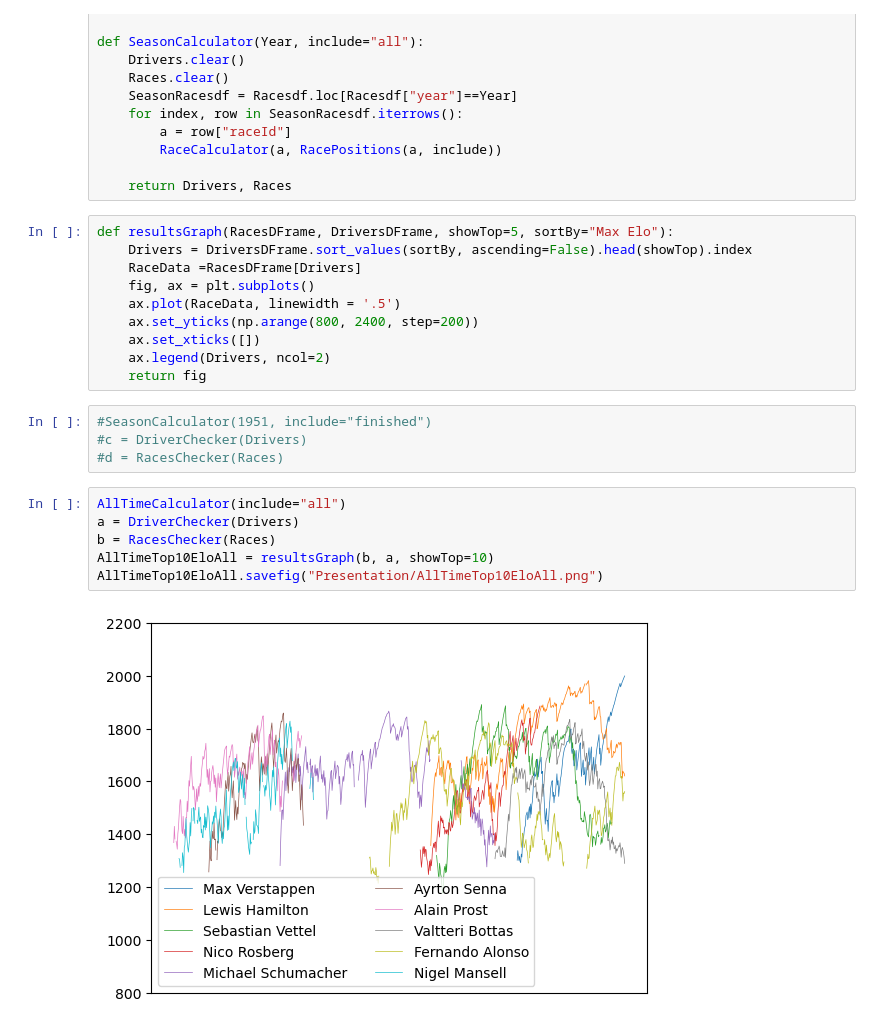
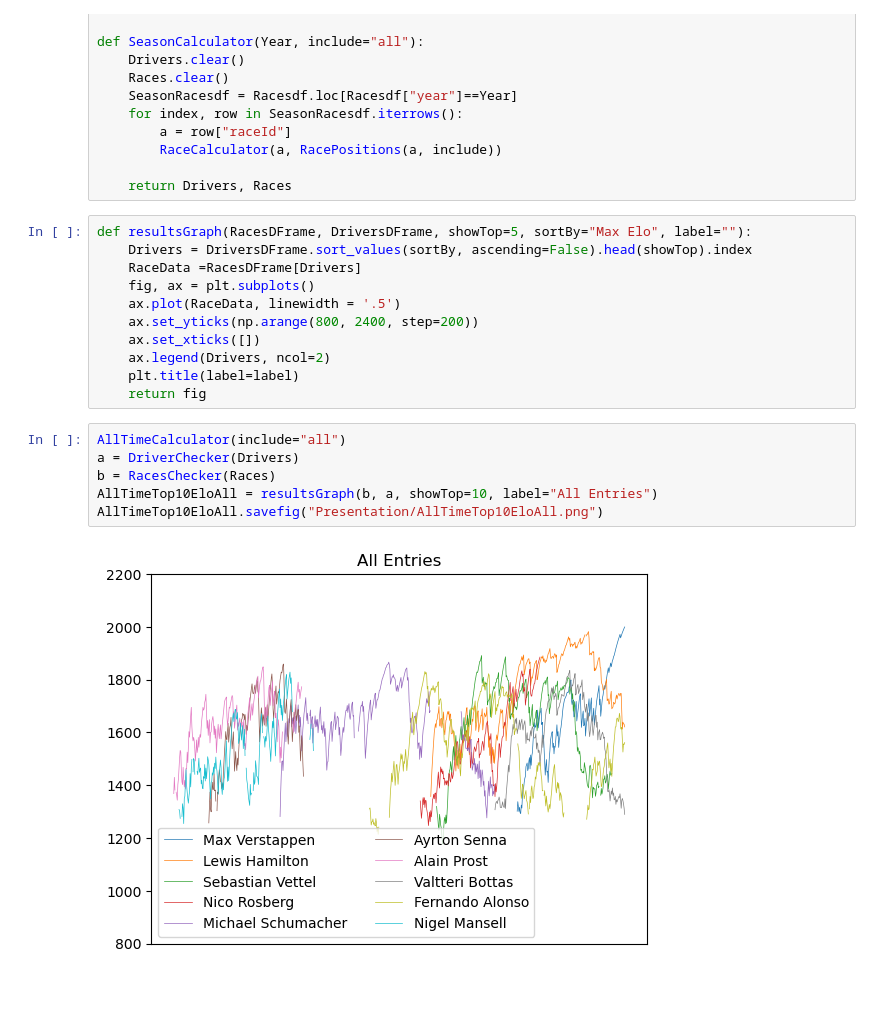
Before and after one commit to Tom-Hosie/CodeLancs_Python, a Jupyter notebook: Project/F1 Elo Calculator.ipynb, the cells around one changed output. Saved outputs shown, nothing was run; the diff lists cells and outputs as text; blank space fills up the shorter version.

```diff
--- a/Project/F1 Elo Calculator.ipynb
+++ b/Project/F1 Elo Calculator.ipynb
@@ -143,7 +143,7 @@ def SeasonCalculator(Year, include="all"):
 
     return Drivers, Races
 # %%
-def resultsGraph(RacesDFrame, DriversDFrame, showTop=5, sortBy="Max Elo"):
+def resultsGraph(RacesDFrame, DriversDFrame, showTop=5, sortBy="Max Elo", label=""):
     Drivers = DriversDFrame.sort_values(sortBy, ascending=False).head(showTop).index
     RaceData =RacesDFrame[Drivers]
     fig, ax = plt.subplots()
@@ -151,19 +151,16 @@ def resultsGraph(RacesDFrame, DriversDFrame, showTop=5, sortBy="Max Elo"):
     ax.set_yticks(np.arange(800, 2400, step=200))
     ax.set_xticks([])
     ax.legend(Drivers, ncol=2)
+    plt.title(label=label)
     return fig
-# %%
-#SeasonCalculator(1951, include="finished")
-#c = DriverChecker(Drivers)
-#d = RacesChecker(Races)
 # %%
 AllTimeCalculator(include="all")
 a = DriverChecker(Drivers)
 b = RacesChecker(Races)
-AllTimeTop10EloAll = resultsGraph(b, a, showTop=10)
+AllTimeTop10EloAll = resultsGraph(b, a, showTop=10, label="All Entries")
 AllTimeTop10EloAll.savefig("Presentation/AllTimeTop10EloAll.png")
 # %% [output]
-[figure, old version]
+[figure, new version]
 # %%
 AllTimeCalculator(include="finished")
 a = DriverChecker(Drivers)
```
Also changed, not shown: parts of 3 cells of this notebook, 11 other files.
